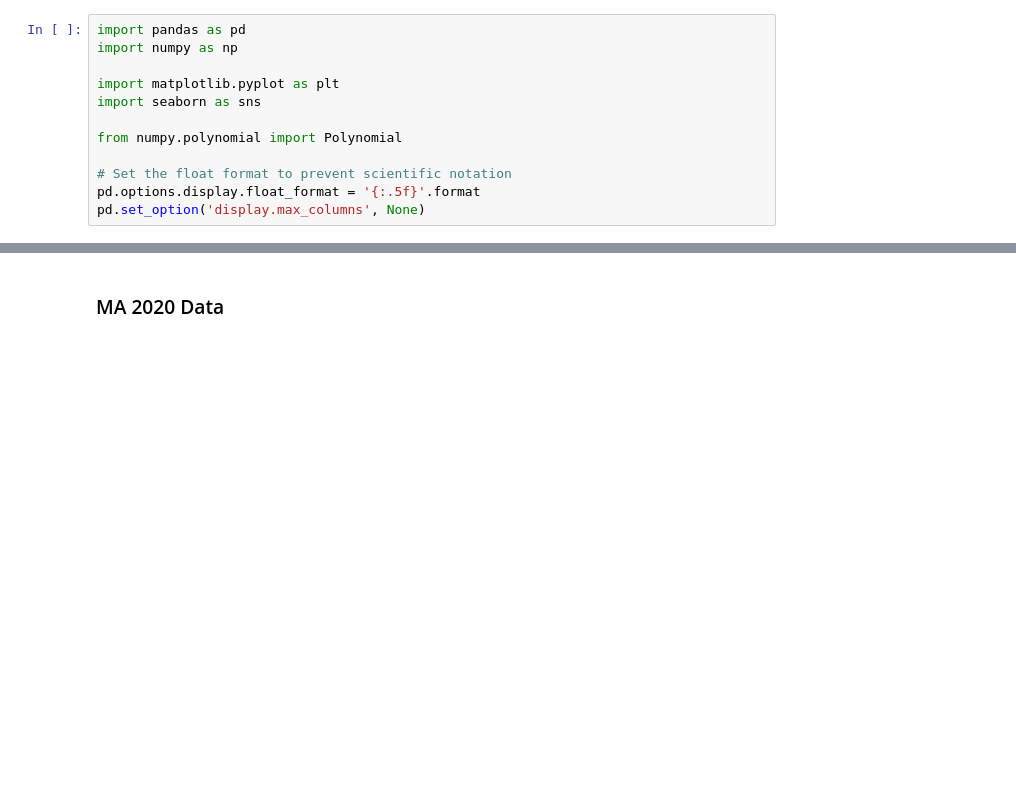
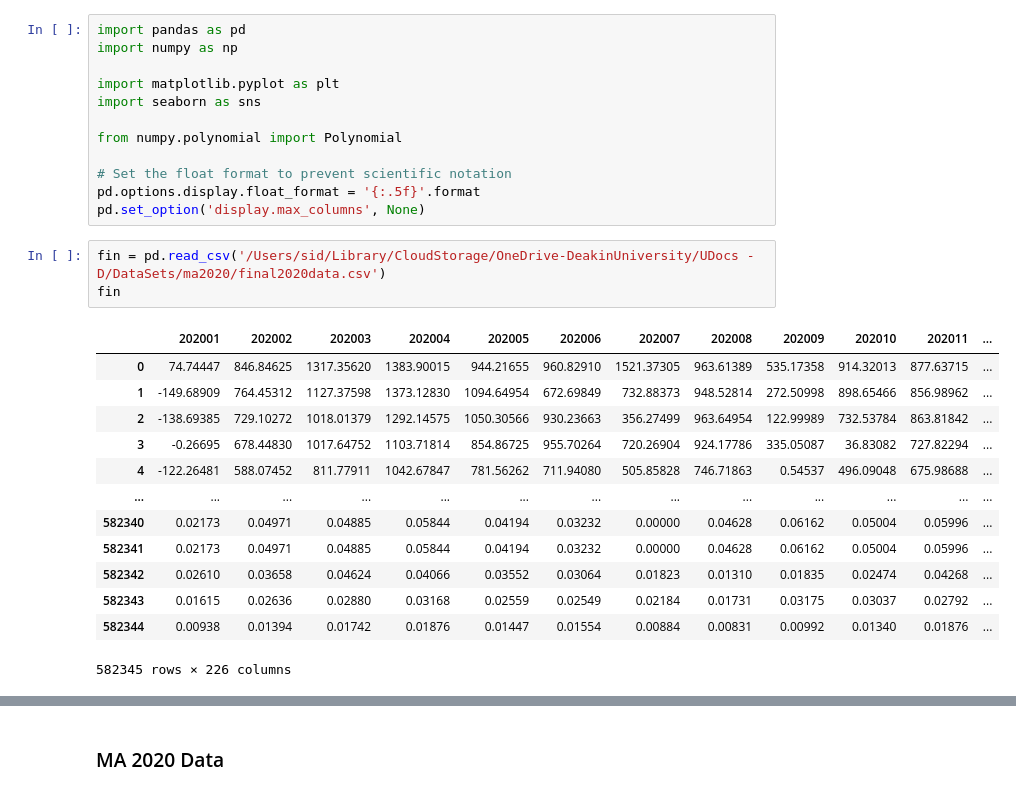
Before and after one commit to SaiSiddhardhaKalla/Master_Thesis, a Jupyter notebook: Mission_Antyodaya.ipynb, the cells around one changed output, grey strips where cells are left out. Cells and saved outputs as stored; diff of their text form; blank space fills up the shorter version.

```diff
--- a/Mission_Antyodaya.ipynb
+++ b/Mission_Antyodaya.ipynb
@@ -2517,3 +2517,20 @@ from numpy.polynomial import Polynomial
 # Set the float format to prevent scientific notation
 pd.options.display.float_format = '{:.5f}'.format
 pd.set_option('display.max_columns', None)
+# %%
+fin = pd.read_csv('/Users/sid/Library/CloudStorage/OneDrive-DeakinUniversity/UDocs - D/DataSets/ma2020/final2020data.csv')
+fin
+# %% [output]
+|  | 202001 | 202002 | 202003 | 202004 | 202005 | 202006 | 202007 | 202008 | 202009 | 202010 | 202011 | ... |
+| 0 | 74.74447 | 846.84625 | 1317.35620 | 1383.90015 | 944.21655 | 960.82910 | 1521.37305 | 963.61389 | 535.17358 | 914.32013 | 877.63715 | ... |
+| 1 | -149.68909 | 764.45312 | 1127.37598 | 1373.12830 | 1094.64954 | 672.69849 | 732.88373 | 948.52814 | 272.50998 | 898.65466 | 856.98962 | ... |
+| 2 | -138.69385 | 729.10272 | 1018.01379 | 1292.14575 | 1050.30566 | 930.23663 | 356.27499 | 963.64954 | 122.99989 | 732.53784 | 863.81842 | ... |
+| 3 | -0.26695 | 678.44830 | 1017.64752 | 1103.71814 | 854.86725 | 955.70264 | 720.26904 | 924.17786 | 335.05087 | 36.83082 | 727.82294 | ... |
+| 4 | -122.26481 | 588.07452 | 811.77911 | 1042.67847 | 781.56262 | 711.94080 | 505.85828 | 746.71863 | 0.54537 | 496.09048 | 675.98688 | ... |
+| ... | ... | ... | ... | ... | ... | ... | ... | ... | ... | ... | ... | ... |
+| 582340 | 0.02173 | 0.04971 | 0.04885 | 0.05844 | 0.04194 | 0.03232 | 0.00000 | 0.04628 | 0.06162 | 0.05004 | 0.05996 | ... |
+| 582341 | 0.02173 | 0.04971 | 0.04885 | 0.05844 | 0.04194 | 0.03232 | 0.00000 | 0.04628 | 0.06162 | 0.05004 | 0.05996 | ... |
+| 582342 | 0.02610 | 0.03658 | 0.04624 | 0.04066 | 0.03552 | 0.03064 | 0.01823 | 0.01310 | 0.01835 | 0.02474 | 0.04268 | ... |
+| 582343 | 0.01615 | 0.02636 | 0.02880 | 0.03168 | 0.02559 | 0.02549 | 0.02184 | 0.01731 | 0.03175 | 0.03037 | 0.02792 | ... |
+| 582344 | 0.00938 | 0.01394 | 0.01742 | 0.01876 | 0.01447 | 0.01554 | 0.00884 | 0.00831 | 0.00992 | 0.01340 | 0.01876 | ... |
+582345 rows × 226 columns
```
Also changed, not shown: parts of 5 cells of this notebook, 3 other files.
